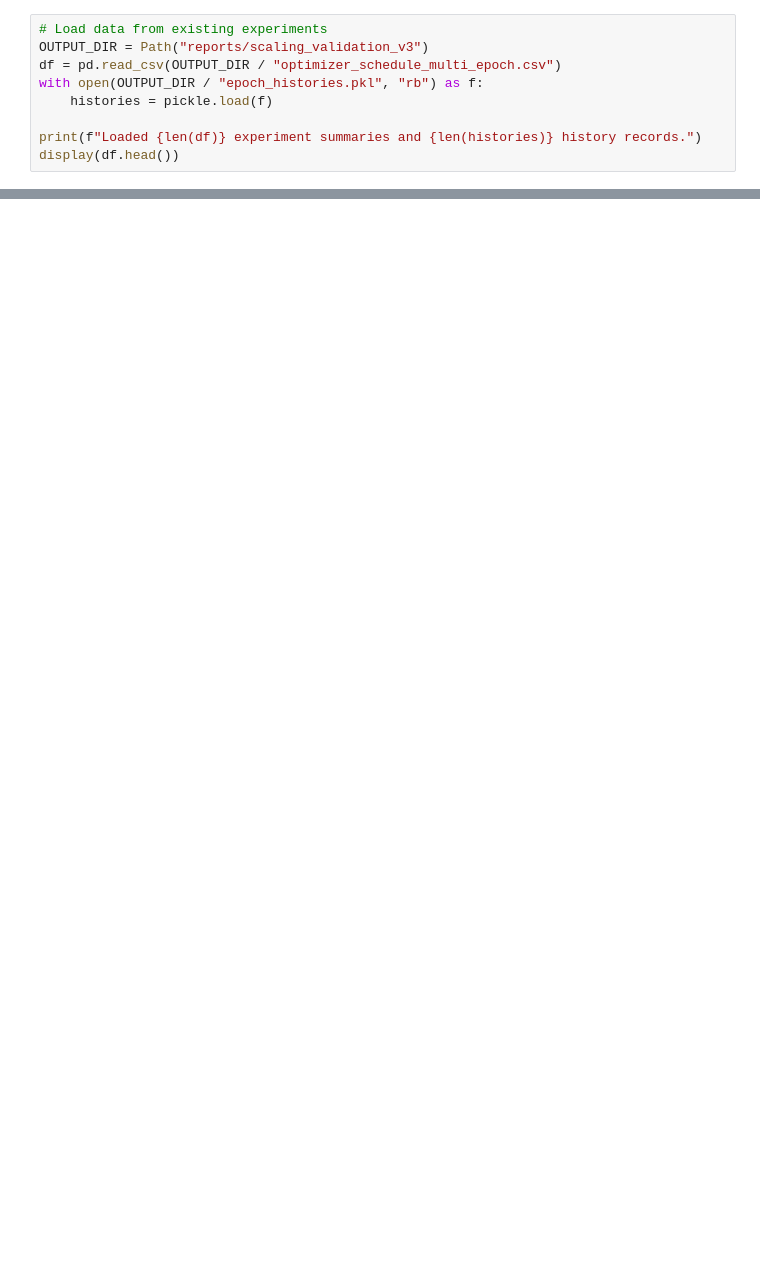
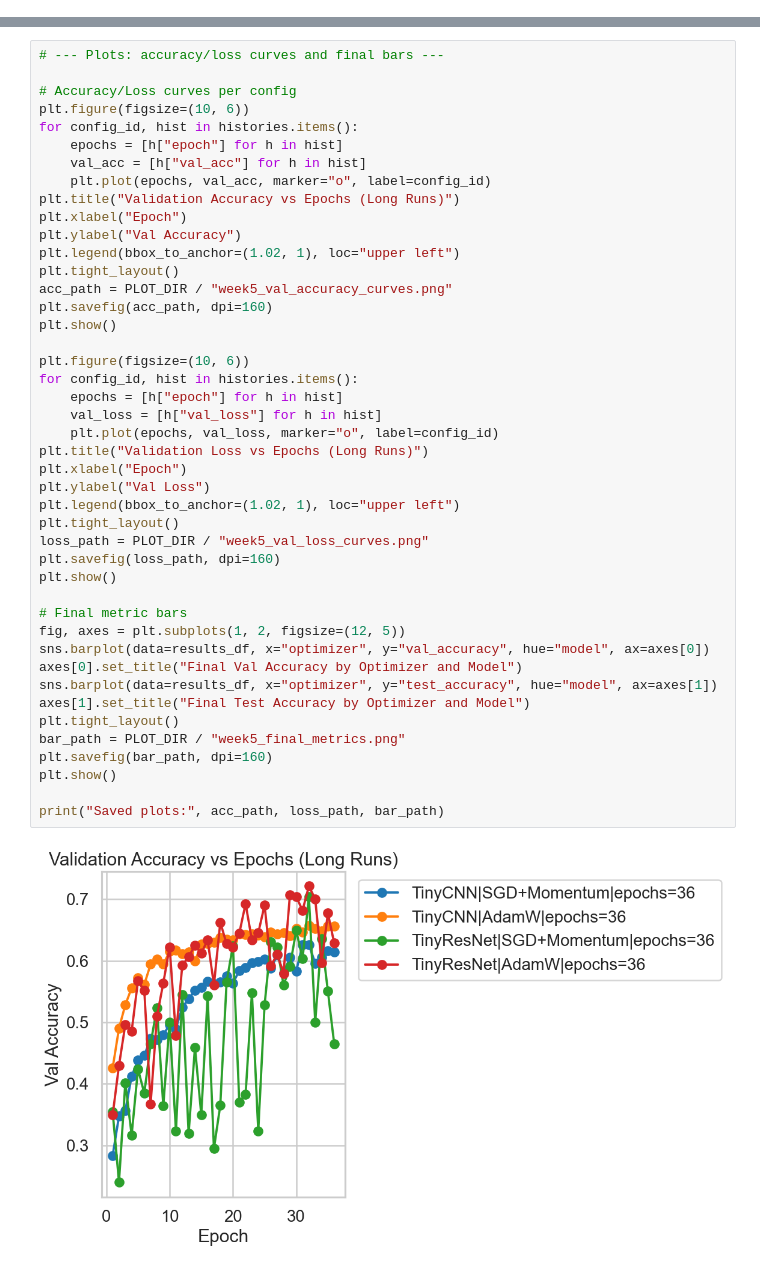
Before and after one commit to prashant2469/DSC-180a-Project-DL, a Jupyter notebook: reports/scaling_validation_v3/week5_research.ipynb, the cells around one changed output, grey strips where cells are left out. Cells and saved outputs as stored; diff of their text form; blank space fills up the shorter version.

Commit message:
week5: add long-run optimizer notebook + plots + CSV; ignore archives and nested data

```diff
--- a/reports/scaling_validation_v3/week5_research.ipynb
+++ b/reports/scaling_validation_v3/week5_research.ipynb
@@ -26,9 +0,0 @@ print(f"Plot output directory: {PLOT_DIR}")
-# %%
-# Load data from existing experiments
-OUTPUT_DIR = Path("reports/scaling_validation_v3")
-df = pd.read_csv(OUTPUT_DIR / "optimizer_schedule_multi_epoch.csv")
-with open(OUTPUT_DIR / "epoch_histories.pkl", "rb") as f:
-    histories = pickle.load(f)
-
-print(f"Loaded {len(df)} experiment summaries and {len(histories)} history records.")
-display(df.head())
@@ -295,0 +428,46 @@ print(schedule_stats)
+# %%
+# --- Plots: accuracy/loss curves and final bars ---
+
+# Accuracy/Loss curves per config
+plt.figure(figsize=(10, 6))
+for config_id, hist in histories.items():
+	epochs = [h["epoch"] for h in hist]
+	val_acc = [h["val_acc"] for h in hist]
+	plt.plot(epochs, val_acc, marker="o", label=config_id)
+plt.title("Validation Accuracy vs Epochs (Long Runs)")
+plt.xlabel("Epoch")
+plt.ylabel("Val Accuracy")
+plt.legend(bbox_to_anchor=(1.02, 1), loc="upper left")
+plt.tight_layout()
+acc_path = PLOT_DIR / "week5_val_accuracy_curves.png"
+plt.savefig(acc_path, dpi=160)
+plt.show()
+
+plt.figure(figsize=(10, 6))
+for config_id, hist in histories.items():
+	epochs = [h["epoch"] for h in hist]
+	val_loss = [h["val_loss"] for h in hist]
+	plt.plot(epochs, val_loss, marker="o", label=config_id)
+plt.title("Validation Loss vs Epochs (Long Runs)")
+plt.xlabel("Epoch")
+plt.ylabel("Val Loss")
+plt.legend(bbox_to_anchor=(1.02, 1), loc="upper left")
+plt.tight_layout()
+loss_path = PLOT_DIR / "week5_val_loss_curves.png"
+plt.savefig(loss_path, dpi=160)
+plt.show()
+
+# Final metric bars
+fig, axes = plt.subplots(1, 2, figsize=(12, 5))
+sns.barplot(data=results_df, x="optimizer", y="val_accuracy", hue="model", ax=axes[0])
+axes[0].set_title("Final Val Accuracy by Optimizer and Model")
+sns.barplot(data=results_df, x="optimizer", y="test_accuracy", hue="model", ax=axes[1])
+axes[1].set_title("Final Test Accuracy by Optimizer and Model")
+plt.tight_layout()
+bar_path = PLOT_DIR / "week5_final_metrics.png"
+plt.savefig(bar_path, dpi=160)
+plt.show()
+
+print("Saved plots:", acc_path, loss_path, bar_path)
+# %% [output]
+[figure, added]
```
Also changed, not shown: parts of 23 cells of this notebook, 1 other file.
